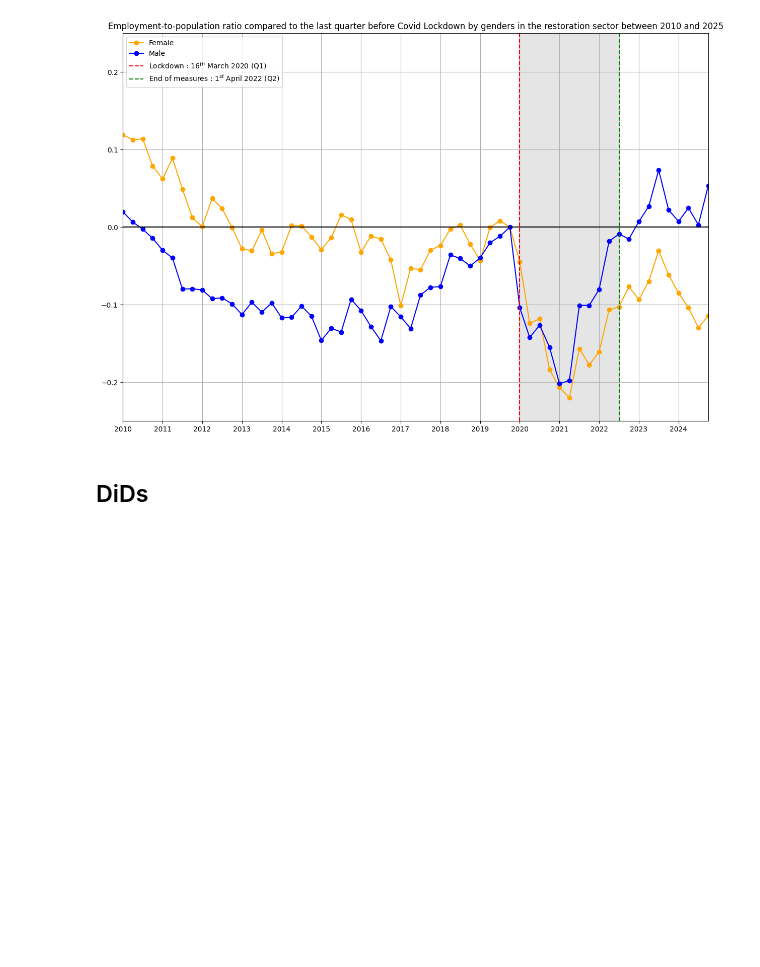
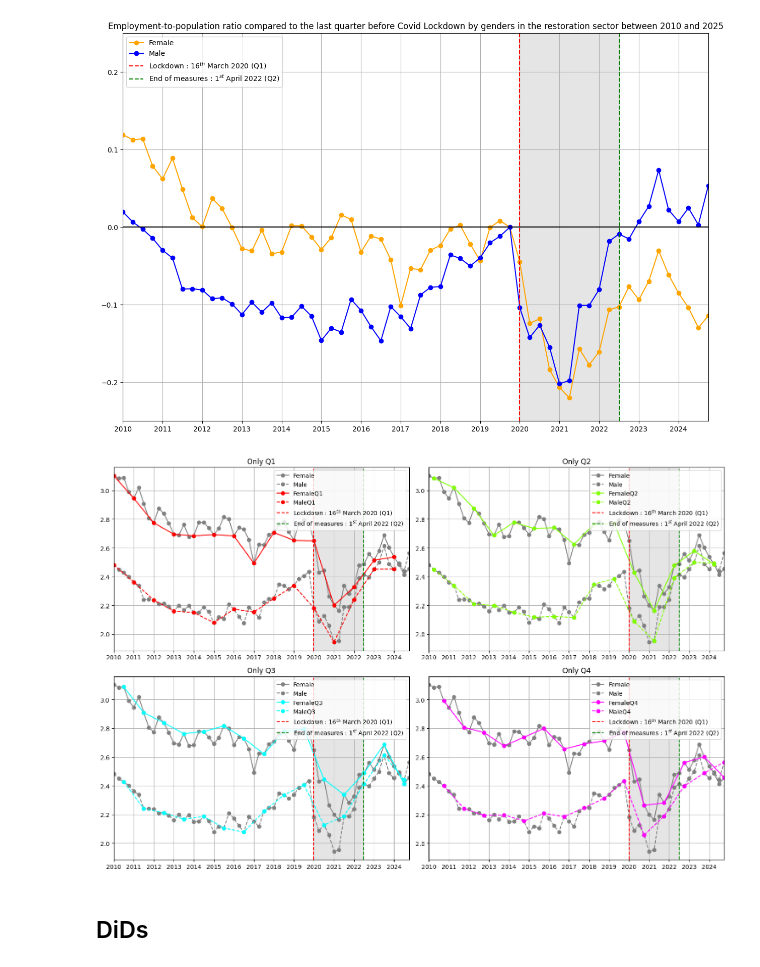
Before and after one commit to Ildsjel-EPFL/MGT-499, a Jupyter notebook: DiD.ipynb, the cells around one changed output. Cells and saved outputs as stored; diff of their text form; code cells hidden in the pictures; blank space fills up the shorter version.

```diff
--- a/DiD.ipynb
+++ b/DiD.ipynb
@@ -74,10 +74,14 @@ def create_years_pre_post_dummies(df : pd.DataFrame) -> pd.DataFrame:
     tyb_dummies = [1 if 64<=i<72 else 0 for i in range(df.shape[0])]
     oya_dummies = [1 if i in [98, 99, 102, 103, 104, 105, 108, 109] else 0 for i in range(df.shape[0])]
     tya_dummies = [1 if i in [106, 107, 110, 111, 112, 113, 114, 115] else 0 for i in range(df.shape[0])]
-    df["Two_Year_Before"] = tyb_dummies
+    df["Two_Years_Before"] = tyb_dummies
     df["One_Year_Before"] = oyb_dummies
     df["One_Year_After"] = oya_dummies
-    df["Two_Year_After"] = tya_dummies
+    df["Two_Years_After"] = tya_dummies
+    return df
+
+def time_dummy(df : pd.DataFrame) -> pd.DataFrame:
+    df["time"] = df["Year"].astype(str) + "Q" + df["Quarter"].astype(str)
     return df
 
 def dataframe_creator(url_restauration : str, url_population : str) -> pd.DataFrame:
@@ -89,4 +93,5 @@ def dataframe_creator(url_restauration : str, url_population : str) -> pd.DataFr
     df = create_lockdown_dummies(df, True)
     df = create_after_lockdown_dummies(df)
     df = create_years_pre_post_dummies(df)
+    df = time_dummy(df)
     return df
@@ -154,6 +151,55 @@ plt.title("Employment-to-population ratio compared to the last quarter before Co
 plt.show()
 # %% [output]
 [figure]
+# %%
+before_covid_female = df.iloc[75, 2]
+before_covid_male = df.iloc[79, 2]
+
+time = np.linspace(0, 59, 60)
+time_pt1 = np.linspace(0, 56, 15)
+time_pt2 = np.linspace(1, 57, 15)
+time_pt3 = np.linspace(2, 58, 15)
+time_pt4 = np.linspace(3, 59, 15)
+pt_f_1 = df.loc[(df["Female"]==1)&(df["Quarter"]==1), "Employment-to-population Ratio [%]"]
+pt_f_2 = df.loc[(df["Female"]==1)&(df["Quarter"]==2), "Employment-to-population Ratio [%]"]
+pt_f_3 = df.loc[(df["Female"]==1)&(df["Quarter"]==3), "Employment-to-population Ratio [%]"]
+pt_f_4 = df.loc[(df["Female"]==1)&(df["Quarter"]==4), "Employment-to-population Ratio [%]"]
+pt_m_1 = df.loc[(df["Female"]==0)&(df["Quarter"]==1), "Employment-to-population Ratio [%]"]
+pt_m_2 = df.loc[(df["Female"]==0)&(df["Quarter"]==2), "Employment-to-population Ratio [%]"]
+pt_m_3 = df.loc[(df["Female"]==0)&(df["Quarter"]==3), "Employment-to-population Ratio [%]"]
+pt_m_4 = df.loc[(df["Female"]==0)&(df["Quarter"]==4), "Employment-to-population Ratio [%]"]
+
+colors = [["red", "chartreuse"], ["cyan", "fuchsia"]]
+time_pt = [[time_pt1, time_pt2], [time_pt3, time_pt4]]
+pt = [[[pt_f_1, pt_m_1], [pt_f_2, pt_m_2]], [[pt_f_3, pt_m_3], [pt_f_4, pt_m_4]]]
+labels = [[["FemaleQ1", "MaleQ1"], ["FemaleQ2", "MaleQ2"]], [["FemaleQ3", "MaleQ3"], ["FemaleQ4", "MaleQ4"]]]
+titles = [["Q1", "Q2"], ["Q3", "Q4"]]
+
+fig, ax = plt.subplots(2, 2, figsize=(15, 10))
+ax.ravel()
+for i in range(2):
+    for j in range(2):
+        ax[i, j].plot(time, df.loc[df["Female"]==1, "Employment-to-population Ratio [%]"], c="grey", marker="o", label="Female")
+        ax[i, j].plot(time, df.loc[df["Female"]==0, "Employment-to-population Ratio [%]"], c="grey", ls="--", marker="o", label="Male")
+
+        ax[i, j].plot(time_pt[i][j], pt[i][j][0], label=labels[i][j][0], c=colors[i][j], ls="-", marker="o")
+        ax[i, j].plot(time_pt[i][j], pt[i][j][1], label=labels[i][j][1], c=colors[i][j], ls="--", marker="o")
+
+
+        ax[i, j].axvline(40, c="r", ls="--", label="Lockdown : $16^{th}$ March 2020 (Q1)")
+        ax[i, j].axvline(50, c="green", ls="--", label="End of measures : $1^{st}$ April 2022 (Q2)")
+        ax[i, j].axvspan(40, 50, color="grey", alpha=0.2)
+        ax[i, j].set_xlim(0, 59)
+        ax[i, j].set_xticks([i for i in time if i%4==0], labels=[f"20{10+i}" for i in range(15) for j in range(4) if j==0])
+        ax[i, j].legend()
+        ax[i, j].grid()
+        ax[i, j].set_title(f"Only {titles[i][j]}")
+
+plt.tight_layout()
+# fig.suptitle("Evolution of the Employment-to-population ratio by genders in the restoration sector between 2010 and 2025")
+plt.show()
+# %% [output]
+[figure, added]
 # %% [markdown]
 ## DiDs
 # %% [markdown]
```
Also changed, not shown: parts of 14 cells of this notebook.
